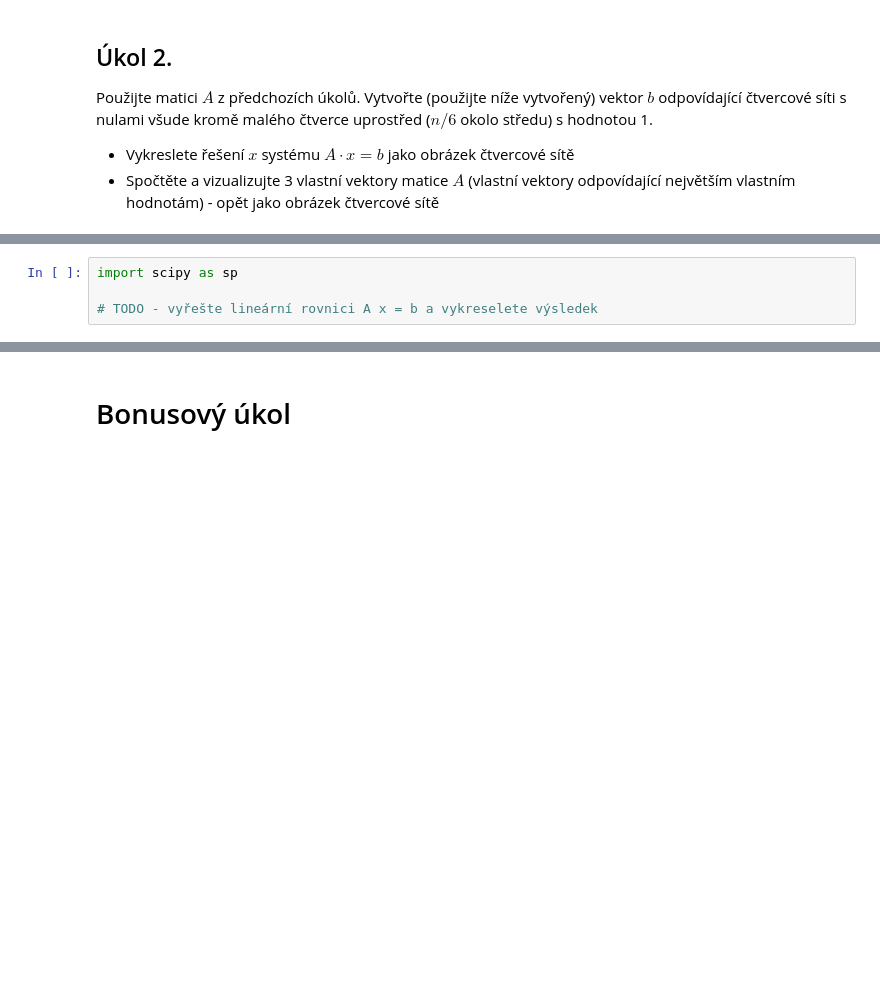
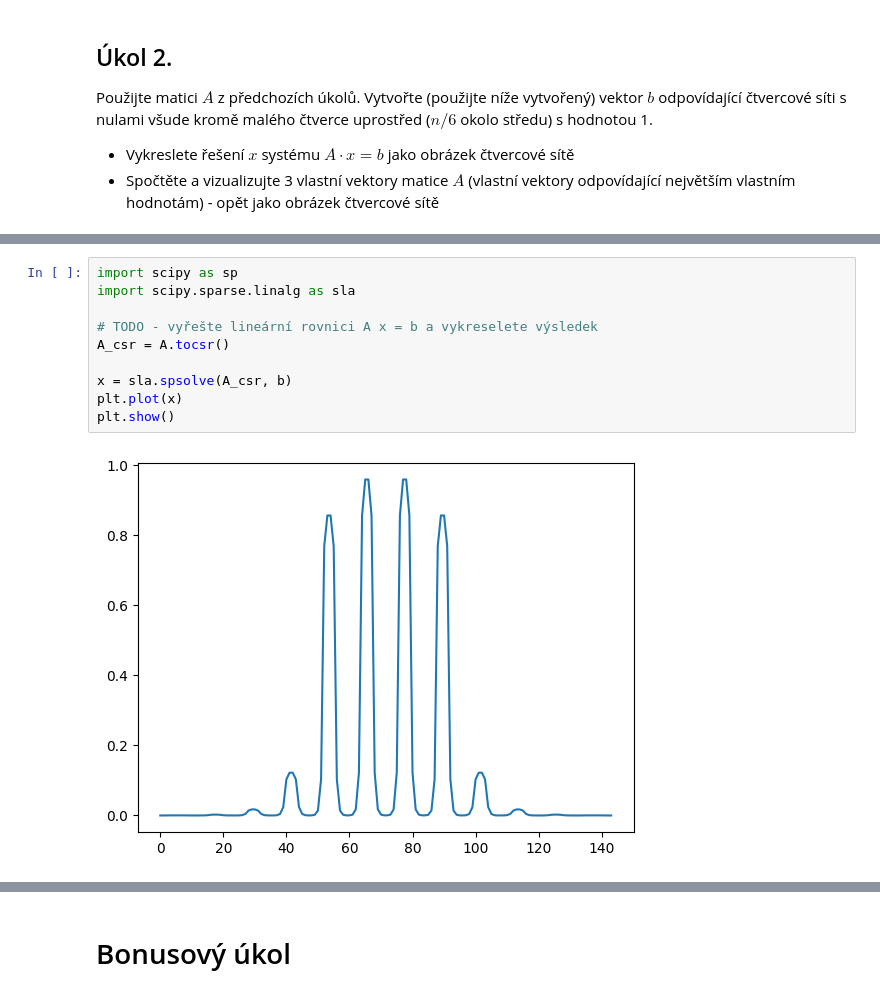
Before and after one commit to LAK0028/vvp-DU, a Jupyter notebook: DU5.ipynb, the cells around one changed output, grey strips where cells are left out. Saved outputs shown, nothing was run; the diff lists cells and outputs as text; blank space fills up the shorter version.

```diff
--- a/DU5.ipynb
+++ b/DU5.ipynb
@@ -163,6 +166,14 @@ plt.imshow(b.reshape((n, n)))
 # %%
 import scipy as sp
+import scipy.sparse.linalg as sla
 
 # TODO - vyřešte lineární rovnici A x = b a vykreselete výsledek
+A_csr = A.tocsr()
+
+x = sla.spsolve(A_csr, b)
+plt.plot(x)
+plt.show()
+# %% [output]
+[figure, added]
 # %%
 # TODO - spočtěte a vykreslete vlastní vektory matice A
```
Also changed, not shown: parts of 3 cells of this notebook.
